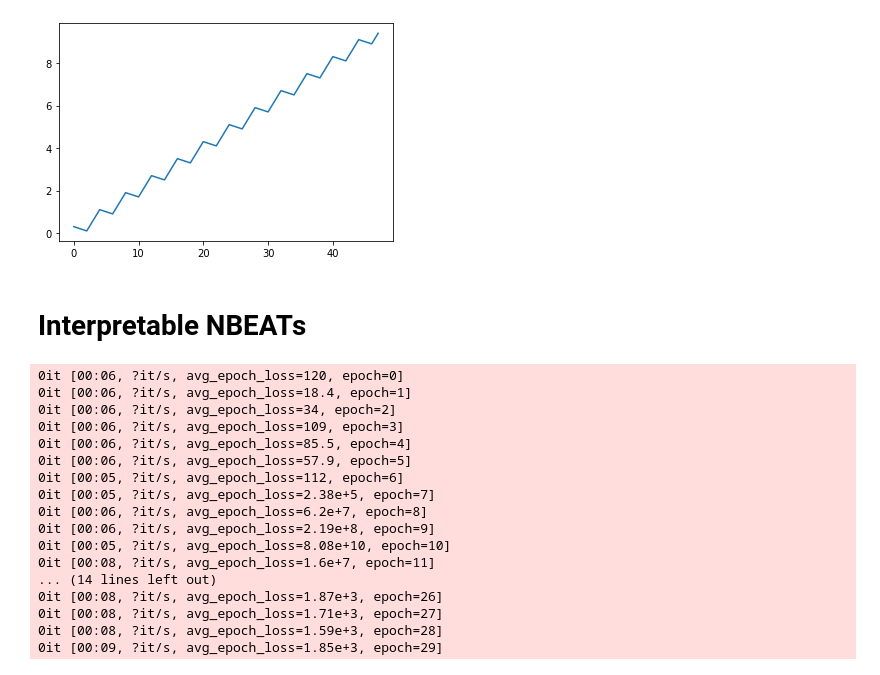
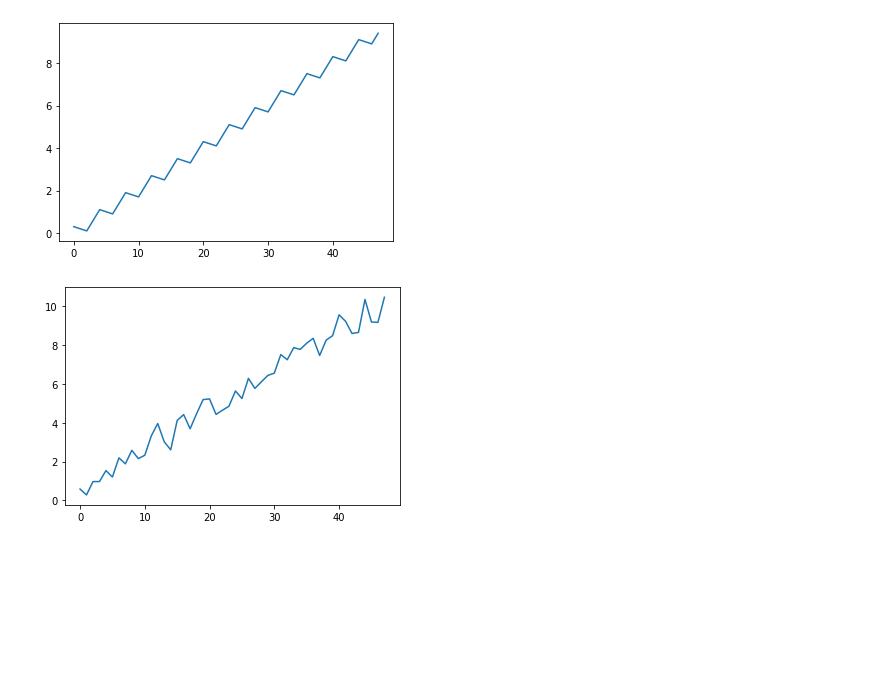
Before and after one commit to zalandoresearch/pytorch-ts, a Jupyter notebook: examples/Nbeats-examples.ipynb, the cells around one changed output. Saved outputs shown, nothing was run; the diff lists cells and outputs as text; code cells hidden in the pictures; blank space fills up the shorter version.

```diff
--- a/examples/Nbeats-examples.ipynb
+++ b/examples/Nbeats-examples.ipynb
@@ -26,17 +28,35 @@ NUMBER_OF_TIME_SERIES = NUM_BATCHES_PER_EPOCH * BATCH_SIZE
 
 META_DATA = MetaData(freq="W", prediction_length=PREDICTION_LENGTH)
 # %%
+class SimpleDiscount(rcp.Lifted):
+    def __call__(self, x, length, *args, **kwargs):
+        return np.random.uniform(0, 0.7, size=length)
+
 class SimpleTarget(rcp.Lifted):
 
     def __call__(self, x, length, *args, **kwargs):
         trend = np.arange(length)
         season = np.asarray([np.cos(2 * np.pi * i * 1/4) for i in range(length)])
         return 0.2 * trend + .3 * season
 
 
+class SimpleElasticTarget(rcp.Lifted):
+
+    def __call__(self, x, length, *args, **kwargs):
+        trend = np.arange(length)
+        season = np.asarray([np.cos(2 * np.pi * i * 1/4) for i in range(length)])
+        return 0.2 * trend + .3 * season + 2. * x
+
+discounts = SimpleDiscount()(x=None, length=TIME_SERIE_LENGTH)
+
 plt.figure()
-plt.plot(SimpleTarget()(None, length=TIME_SERIE_LENGTH))
+plt.plot(SimpleTarget()(x=None, length=TIME_SERIE_LENGTH))
 plt.show()
+
+plt.figure()
+plt.plot(SimpleElasticTarget()(x=discounts, length=TIME_SERIE_LENGTH))
+plt.show()
 # %% [output]
 [figure]
+[figure, added]
 # %%
@@ -49,2 +73,0 @@ dataset = ListDataset([{
-# %% [markdown]
-# Interpretable NBEATs
@@ -51,47 +87,13 @@ dataset = ListDataset([{
 # %%
-estimator = NBEATSEstimator(
-        freq=META_DATA.freq,
-        prediction_length=META_DATA.prediction_length,
-        context_length=META_DATA.prediction_length * 3,
-        trainer=Trainer(device="cpu",
-                        epochs=NUM_EPOCHS,
-                        learning_rate=5e-3,
-                        num_batches_per_epoch=NUM_BATCHES_PER_EPOCH,
-                        batch_size=BATCH_SIZE,
-                        ),
-        num_stacks=2,
-        num_blocks=[3],
-        num_block_layers=[4],
-        stack_types=["T", "S"],
-        widths=[256, 2048],
-        sharing=[True],
-        expansion_coefficient_lengths=[3]
+def train_nbeats(estimator, dataset):
+    predictor = estimator.train(dataset)
+    forecast_it, ts_it = make_evaluation_predictions(
+        dataset=dataset,  # test dataset
+        predictor=predictor,  # predictor
+        num_samples=NUM_SAMPLES,  # number of sample paths we want for evaluation
     )
-predictor = estimator.train(dataset)
-forecast_it, ts_it = make_evaluation_predictions(
-    dataset=dataset,  # test dataset
-    predictor=predictor,  # predictor
-    num_samples=NUM_SAMPLES,  # number of sample paths we want for evaluation
-)
-forecasts = list(forecast_it)
-tss = list(ts_it)
-evaluator = Evaluator()
-agg_metrics, item_metrics = evaluator(iter(tss), iter(forecasts), num_series=len(dataset))
+    forecasts = list(forecast_it)
+    tss = list(ts_it)
+    evaluator = Evaluator()
+    agg_metrics, item_metrics = evaluator(iter(tss), iter(forecasts), num_series=len(dataset))
+    return agg_metrics["NRMSE"]
-# %% [output]
-0it [00:06, ?it/s, avg_epoch_loss=120, epoch=0]
-0it [00:06, ?it/s, avg_epoch_loss=18.4, epoch=1]
-0it [00:06, ?it/s, avg_epoch_loss=34, epoch=2]
-0it [00:06, ?it/s, avg_epoch_loss=109, epoch=3]
-0it [00:06, ?it/s, avg_epoch_loss=85.5, epoch=4]
-0it [00:06, ?it/s, avg_epoch_loss=57.9, epoch=5]
-0it [00:05, ?it/s, avg_epoch_loss=112, epoch=6]
-0it [00:05, ?it/s, avg_epoch_loss=2.38e+5, epoch=7]
-0it [00:06, ?it/s, avg_epoch_loss=6.2e+7, epoch=8]
-0it [00:06, ?it/s, avg_epoch_loss=2.19e+8, epoch=9]
-0it [00:05, ?it/s, avg_epoch_loss=8.08e+10, epoch=10]
-0it [00:08, ?it/s, avg_epoch_loss=1.6e+7, epoch=11]
-... (14 lines left out)
-0it [00:08, ?it/s, avg_epoch_loss=1.87e+3, epoch=26]
-0it [00:08, ?it/s, avg_epoch_loss=1.71e+3, epoch=27]
-0it [00:08, ?it/s, avg_epoch_loss=1.59e+3, epoch=28]
-0it [00:09, ?it/s, avg_epoch_loss=1.85e+3, epoch=29]
```
Also changed, not shown: parts of 13 cells of this notebook.
